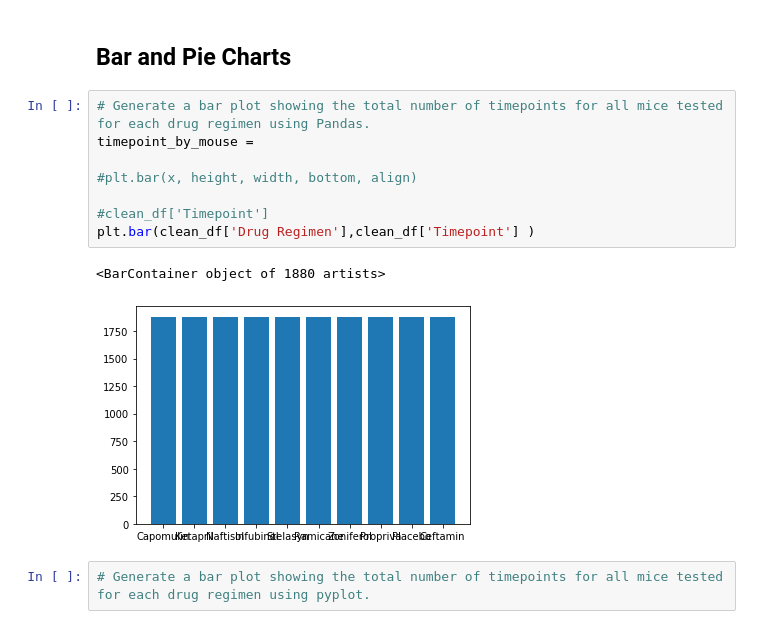
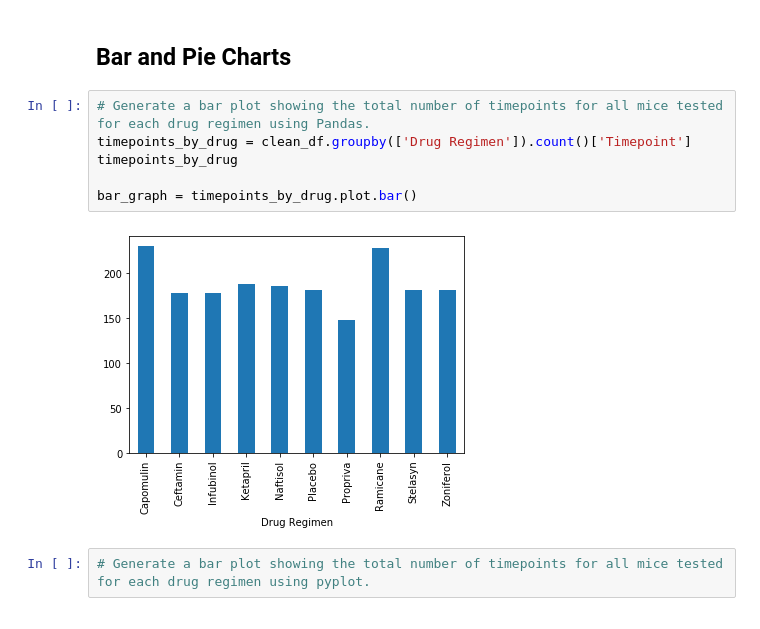
Before and after one commit to jf11235/matplotlib-challenge, a Jupyter notebook: Pymaceuticals/pymaceuticals_starter.ipynb, the cells around one changed output. Saved outputs shown, nothing was run; the diff lists cells and outputs as text.

Commit message:
finished bar graph in pandas

```diff
--- a/Pymaceuticals/pymaceuticals_starter.ipynb
+++ b/Pymaceuticals/pymaceuticals_starter.ipynb
@@ -166,15 +166,12 @@ sum_table
 ## Bar and Pie Charts
 # %%
 # Generate a bar plot showing the total number of timepoints for all mice tested for each drug regimen using Pandas.
-timepoint_by_mouse =
+timepoints_by_drug = clean_df.groupby(['Drug Regimen']).count()['Timepoint']
+timepoints_by_drug
 
-#plt.bar(x, height, width, bottom, align)
-
-#clean_df['Timepoint']
-plt.bar(clean_df['Drug Regimen'],clean_df['Timepoint'] )
+bar_graph = timepoints_by_drug.plot.bar()
 # %% [output]
-<BarContainer object of 1880 artists>
-[figure, old version]
+[figure, new version]
 # %%
 # Generate a bar plot showing the total number of timepoints for all mice tested for each drug regimen using pyplot.
 # %% [output]
```
